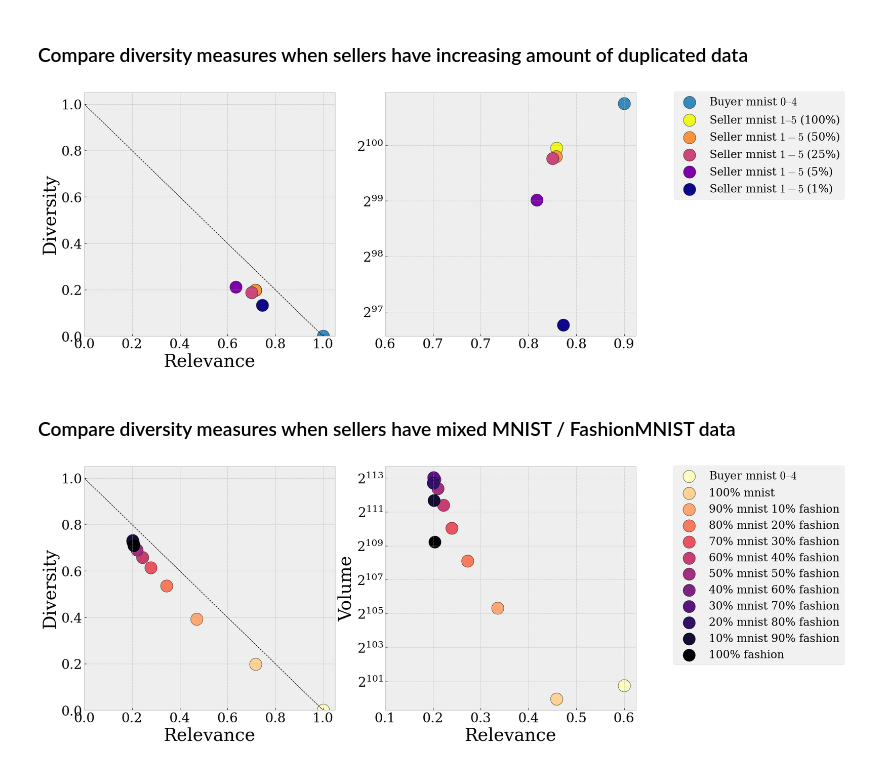
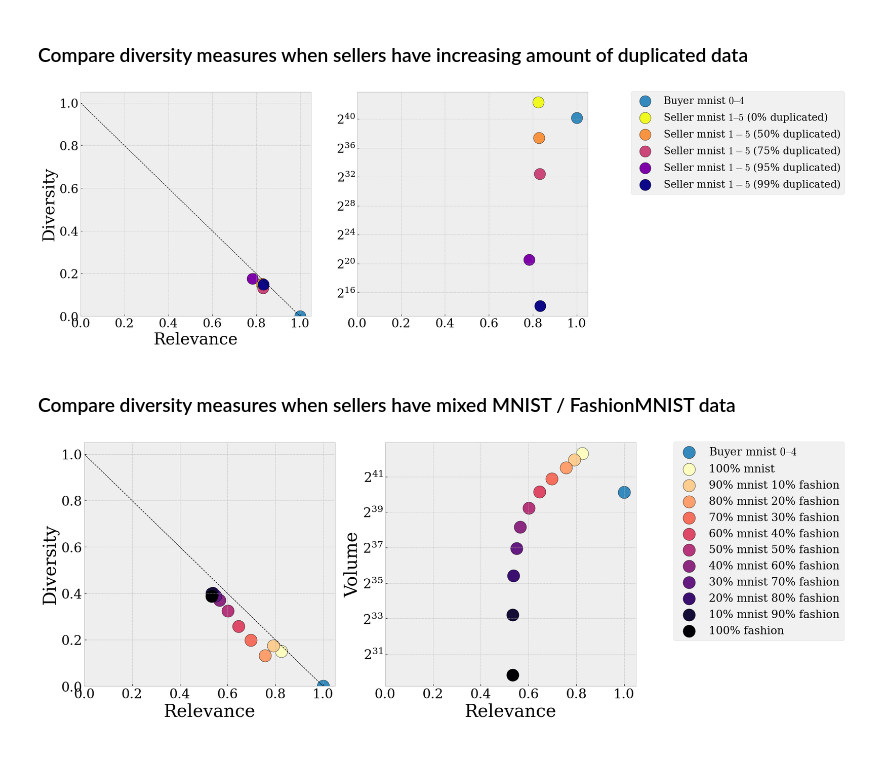
Before and after one commit to clu5/data-valuation, a Jupyter notebook: mnist-compare-diversity.ipynb, the cells around one changed output. Drawn from its saved outputs; the diff is of its cells as text; code cells hidden in the pictures.

```diff
--- a/mnist-compare-diversity.ipynb
+++ b/mnist-compare-diversity.ipynb
@@ -263,14 +262,14 @@ torch.cuda.empty_cache()
 # number of PCA components to use
 # n_components = 2
 # n_components = 5
-# n_components = 10
-n_components = 15
+n_components = 10
+# n_components = 15
 # n_components = 20
 # n_components = 50
 
 # whether to use pretrained image features or raw data
-use_features = True
-# use_features = False
+# use_features = True
+use_features = False
 # %%
 X_b = buyer_features.float() if use_features else buyer_data_flat.float()
 
@@ -700,60 +667,60 @@ plt.show()
 # %%
 plasma = np.array([matplotlib.colormaps['plasma'].colors[int(k)] for k in np.linspace(255, 0, 5)])[:, None]
 
 s = 500
 fig, ax = plt.subplots(figsize=(18, 8), ncols=2)
 
 ax[0].scatter(*div_rel_func(buyer_values, buyer_components, buyer_cov, **kwargs),   edgecolor='k', s=s, label=r'Buyer mnist $0–4$')
 
-ax[0].scatter(*div_rel_func(buyer_values, buyer_components, seller1_cov, **kwargs), c=plasma[0], edgecolor='k', s=s, label=r'Seller mnist $1–5$ (100%)')
-ax[0].scatter(*div_rel_func(buyer_values, buyer_components, dup1_cov, **kwargs), c=plasma[1], edgecolor='k', s=s, label=r'Seller mnist $1-5$ (50%)')
-ax[0].scatter(*div_rel_func(buyer_values, buyer_components, dup2_cov, **kwargs), c=plasma[2], edgecolor='k', s=s, label=r'Seller mnist $1-5$ (25%)')
-ax[0].scatter(*div_rel_func(buyer_values, buyer_components, dup3_cov, **kwargs), c=plasma[3], edgecolor='k', s=s, label=r'Seller mnist $1-5$ (5%)')
-ax[0].scatter(*div_rel_func(buyer_values, buyer_components, dup4_cov, **kwargs), c=plasma[4], edgecolor='k', s=s, label=r'Seller mnist $1-5$ (1%)')
+ax[0].scatter(*div_rel_func(buyer_values, buyer_components, seller1_cov, **kwargs), c=plasma[0], edgecolor='k', s=s, label=r'Seller mnist $1–5$ (0% duplicated)')
+ax[0].scatter(*div_rel_func(buyer_values, buyer_components, dup1_cov, **kwargs), c=plasma[1], edgecolor='k', s=s, label=r'Seller mnist $1-5$ (50% duplicated)')
+ax[0].scatter(*div_rel_func(buyer_values, buyer_components, dup2_cov, **kwargs), c=plasma[2], edgecolor='k', s=s, label=r'Seller mnist $1-5$ (75% duplicated)')
+ax[0].scatter(*div_rel_func(buyer_values, buyer_components, dup3_cov, **kwargs), c=plasma[3], edgecolor='k', s=s, label=r'Seller mnist $1-5$ (95% duplicated)')
+ax[0].scatter(*div_rel_func(buyer_values, buyer_components, dup4_cov, **kwargs), c=plasma[4], edgecolor='k', s=s, label=r'Seller mnist $1-5$ (99% duplicated)')
 ax[0].set_xlim(0, 1.05)
 ax[0].set_ylim(0, 1.05)
 ax[0].set_xticklabels([f'{x:.1f}' for x in ax[0].get_xticks()], fontsize=fontsize-8)
 ax[0].set_yticklabels([y.round(1) for y in ax[0].get_yticks()], fontsize=fontsize-8)
 ax[0].plot(np.arange(0, 1.1, 0.1), 1 - np.arange(0, 1.1, 0.1), marker='', markersize = 4, markeredgewidth=1.5, color='black', linestyle='--', linewidth=1)
 ax[0].set_xlabel('Relevance', fontsize=32)
 ax[0].set_ylabel('Diversity', fontsize=32)
 
 ax[1].scatter(div_rel_func(buyer_values, buyer_components, buyer_cov, **kwargs)[0],   buyer_vol,   edgecolor='k', s=s)
 ax[1].scatter(div_rel_func(buyer_values, buyer_components, seller1_cov, **kwargs)[0], seller1_vol, c=plasma[0], edgecolor='k', s=s)
 ax[1].scatter(div_rel_func(buyer_values, buyer_components, dup1_cov, **kwargs)[0], dup1_vol, c=plasma[1], edgecolor='k', s=s)
 ax[1].scatter(div_rel_func(buyer_values, buyer_components, dup2_cov, **kwargs)[0], dup2_vol, c=plasma[2], edgecolor='k', s=s)
 ax[1].scatter(div_rel_func(buyer_values, buyer_components, dup3_cov, **kwargs)[0], dup3_vol, c=plasma[3], edgecolor='k', s=s)
 ax[1].scatter(div_rel_func(buyer_values, buyer_components, dup4_cov, **kwargs)[0], dup4_vol, c=plasma[4], edgecolor='k', s=s)
+ax[1].set_xlim(0, 1.05)
 ax[1].set_xticklabels([f'{x:.1f}' for x in ax[1].get_xticks()], fontsize=fontsize-8)
 ax[1].set_yticklabels([y for y in ax[1].get_yticks()], fontsize=fontsize-8)
 ax[1].set_yscale('log', base=2)
-ax[1].set_xlim(0, 1.05)
-fig.legend(prop={'size': 20}, bbox_to_anchor=(1.20, 0.90))
+fig.legend(prop={'size': 20}, bbox_to_anchor=(1.30, 0.90))
 # plt.savefig(f'mnist-diversity-dup.png', bbox_inches='tight')
 plt.show()
 # %% [output]
-[figure, old version]
+[figure, new version]
 # %% [markdown]
 ### Compare diversity measures when sellers have mixed MNIST / FashionMNIST data
 # %%
-magma = [[matplotlib.colormaps['magma'].colors[int(k)]] for k in np.linspace(255, 0, 12)]
+magma = [[matplotlib.colormaps['magma'].colors[int(k)]] for k in np.linspace(255, 0, 11)]
 
 
 s = 500
 fig, ax = plt.subplots(figsize=(18, 8), ncols=2)
 
-ax[0].scatter(*div_rel_func(buyer_values, buyer_components, buyer_cov, **kwargs),   c=magma[0], edgecolor='k', s=s, label=r'Buyer mnist $0–4$')
-ax[0].scatter(*div_rel_func(buyer_values, buyer_components, seller1_cov, **kwargs), c=magma[1], edgecolor='k', s=s, label=r'100% mnist')
-ax[0].scatter(*div_rel_func(buyer_values, buyer_components, mix1_cov, **kwargs), c=magma[2], edgecolor='k', s=s, label=r'90% mnist 10% fashion')
-ax[0].scatter(*div_rel_func(buyer_values, buyer_components, mix2_cov, **kwargs), c=magma[3], edgecolor='k', s=s, label=r'80% mnist 20% fashion')
-ax[0].scatter(*div_rel_func(buyer_values, buyer_components, mix3_cov, **kwargs), c=magma[4], edgecolor='k', s=s, label=r'70% mnist 30% fashion')
-ax[0].scatter(*div_rel_func(buyer_values, buyer_components, mix4_cov, **kwargs), c=magma[5], edgecolor='k', s=s, label=r'60% mnist 40% fashion')
-ax[0].scatter(*div_rel_func(buyer_values, buyer_components, mix5_cov, **kwargs), c=magma[6], edgecolor='k', s=s, label=r'50% mnist 50% fashion')
-ax[0].scatter(*div_rel_func(buyer_values, buyer_components, mix6_cov, **kwargs), c=magma[7], edgecolor='k', s=s, label=r'40% mnist 60% fashion')
-ax[0].scatter(*div_rel_func(buyer_values, buyer_components, mix7_cov, **kwargs), c=magma[8], edgecolor='k', s=s, label=r'30% mnist 70% fashion')
-ax[0].scatter(*div_rel_func(buyer_values, buyer_components, mix8_cov, **kwargs), c=magma[9], edgecolor='k', s=s, label=r'20% mnist 80% fashion')
-ax[0].scatter(*div_rel_func(buyer_values, buyer_components, mix9_cov, **kwargs), c=magma[10], edgecolor='k', s=s, label=r'10% mnist 90% fashion')
-ax[0].scatter(*div_rel_func(buyer_values, buyer_components, seller_fashion_cov, **kwargs), c=magma[11], edgecolor='k', s=s, label=r'100% fashion')
+ax[0].scatter(*div_rel_func(buyer_values, buyer_components, buyer_cov, **kwargs),   c='C0', edgecolor='k', s=s, label=r'Buyer mnist $0–4$')
+ax[0].scatter(*div_rel_func(buyer_values, buyer_components, seller1_cov, **kwargs), c=magma[0], edgecolor='k', s=s, label=r'100% mnist')
+ax[0].scatter(*div_rel_func(buyer_values, buyer_components, mix1_cov, **kwargs), c=magma[1], edgecolor='k', s=s, label=r'90% mnist 10% fashion')
+ax[0].scatter(*div_rel_func(buyer_values, buyer_components, mix2_cov, **kwargs), c=magma[2], edgecolor='k', s=s, label=r'80% mnist 20% fashion')
+ax[0].scatter(*div_rel_func(buyer_values, buyer_components, mix3_cov, **kwargs), c=magma[3], edgecolor='k', s=s, label=r'70% mnist 30% fashion')
+ax[0].scatter(*div_rel_func(buyer_values, buyer_components, mix4_cov, **kwargs), c=magma[4], edgecolor='k', s=s, label=r'60% mnist 40% fashion')
+ax[0].scatter(*div_rel_func(buyer_values, buyer_components, mix5_cov, **kwargs), c=magma[5], edgecolor='k', s=s, label=r'50% mnist 50% fashion')
+ax[0].scatter(*div_rel_func(buyer_values, buyer_components, mix6_cov, **kwargs), c=magma[6], edgecolor='k', s=s, label=r'40% mnist 60% fashion')
+ax[0].scatter(*div_rel_func(buyer_values, buyer_components, mix7_cov, **kwargs), c=magma[7], edgecolor='k', s=s, label=r'30% mnist 70% fashion')
+ax[0].scatter(*div_rel_func(buyer_values, buyer_components, mix8_cov, **kwargs), c=magma[8], edgecolor='k', s=s, label=r'20% mnist 80% fashion')
+ax[0].scatter(*div_rel_func(buyer_values, buyer_components, mix9_cov, **kwargs), c=magma[9], edgecolor='k', s=s, label=r'10% mnist 90% fashion')
+ax[0].scatter(*div_rel_func(buyer_values, buyer_components, seller_fashion_cov, **kwargs), c=magma[10], edgecolor='k', s=s, label=r'100% fashion')
 ax[0].set_xlim(0, 1.05)
 ax[0].set_ylim(0, 1.05)
 ax[0].set_xticklabels([f'{x:.1f}' for x in ax[0].get_xticks()], fontsize=fontsize-8)
@@ -763,22 +730,22 @@ ax[0].set_xlabel('Relevance', fontsize=32)
 ax[0].set_ylabel('Diversity', fontsize=32)
 # plt.savefig(f'mnist-diversity-mix.png', bbox_inches='tight')
 
-ax[1].scatter(div_rel_func(buyer_values, buyer_components, buyer_cov, **kwargs)[0],   buyer_vol,  c=magma[0], edgecolor='k', s=s)
-ax[1].scatter(div_rel_func(buyer_values, buyer_components, seller1_cov, **kwargs)[0], seller1_vol, c=magma[1], edgecolor='k', s=s)
-ax[1].scatter(div_rel_func(buyer_values, buyer_components, mix1_cov, **kwargs)[0], mix1_vol, c=magma[2], edgecolor='k', s=s)
-ax[1].scatter(div_rel_func(buyer_values, buyer_components, mix2_cov, **kwargs)[0], mix2_vol, c=magma[3], edgecolor='k', s=s)
-ax[1].scatter(div_rel_func(buyer_values, buyer_components, mix3_cov, **kwargs)[0], mix3_vol, c=magma[4], edgecolor='k', s=s)
-ax[1].scatter(div_rel_func(buyer_values, buyer_components, mix4_cov, **kwargs)[0], mix4_vol, c=magma[5], edgecolor='k', s=s)
-ax[1].scatter(div_rel_func(buyer_values, buyer_components, mix5_cov, **kwargs)[0], mix5_vol, c=magma[6], edgecolor='k', s=s)
-ax[1].scatter(div_rel_func(buyer_values, buyer_components, mix6_cov, **kwargs)[0], mix6_vol, c=magma[7], edgecolor='k', s=s)
-ax[1].scatter(div_rel_func(buyer_values, buyer_components, mix7_cov, **kwargs)[0], mix7_vol, c=magma[8], edgecolor='k', s=s)
-ax[1].scatter(div_rel_func(buyer_values, buyer_components, mix8_cov, **kwargs)[0], mix8_vol, c=magma[9], edgecolor='k', s=s)
-ax[1].scatter(div_rel_func(buyer_values, buyer_components, mix9_cov, **kwargs)[0], mix9_vol, c=magma[10], edgecolor='k', s=s)
-ax[1].scatter(div_rel_func(buyer_values, buyer_components, seller_fashion_cov, **kwargs)[0], seller_fashion_vol, c=magma[11], edgecolor='k', s=s)
+ax[1].scatter(div_rel_func(buyer_values, buyer_components, buyer_cov, **kwargs)[0],   buyer_vol,  c='C0', edgecolor='k', s=s)
+ax[1].scatter(div_rel_func(buyer_values, buyer_components, seller1_cov, **kwargs)[0], seller1_vol, c=magma[0], edgecolor='k', s=s)
+ax[1].scatter(div_rel_func(buyer_values, buyer_components, mix1_cov, **kwargs)[0], mix1_vol, c=magma[1], edgecolor='k', s=s)
+ax[1].scatter(div_rel_func(buyer_values, buyer_components, mix2_cov, **kwargs)[0], mix2_vol, c=magma[2], edgecolor='k', s=s)
+ax[1].scatter(div_rel_func(buyer_values, buyer_components, mix3_cov, **kwargs)[0], mix3_vol, c=magma[3], edgecolor='k', s=s)
+ax[1].scatter(div_rel_func(buyer_values, buyer_components, mix4_cov, **kwargs)[0], mix4_vol, c=magma[4], edgecolor='k', s=s)
+ax[1].scatter(div_rel_func(buyer_values, buyer_components, mix5_cov, **kwargs)[0], mix5_vol, c=magma[5], edgecolor='k', s=s)
+ax[1].scatter(div_rel_func(buyer_values, buyer_components, mix6_cov, **kwargs)[0], mix6_vol, c=magma[6], edgecolor='k', s=s)
+ax[1].scatter(div_rel_func(buyer_values, buyer_components, mix7_cov, **kwargs)[0], mix7_vol, c=magma[7], edgecolor='k', s=s)
+ax[1].scatter(div_rel_func(buyer_values, buyer_components, mix8_cov, **kwargs)[0], mix8_vol, c=magma[8], edgecolor='k', s=s)
+ax[1].scatter(div_rel_func(buyer_values, buyer_components, mix9_cov, **kwargs)[0], mix9_vol, c=magma[9], edgecolor='k', s=s)
+ax[1].scatter(div_rel_func(buyer_values, buyer_components, seller_fashion_cov, **kwargs)[0], seller_fashion_vol, c=magma[10], edgecolor='k', s=s)
+ax[1].set_xlim(0, 1.05)
 ax[1].set_xticklabels([f'{x:.1f}' for x in ax[1].get_xticks()], fontsize=fontsize-8)
 ax[1].set_yticklabels([y for y in ax[1].get_yticks()], fontsize=fontsize-8)
 ax[1].set_yscale('log',base=2)
-ax[1].set_xlim(0, 1.05)
 # plt.ylim(0, 1.05)
 ax[1].set_xlabel('Relevance', fontsize=32)
 ax[1].set_ylabel('Volume', fontsize=32)
@@ -786,4 +753,4 @@ fig.legend(prop={'size': 20}, bbox_to_anchor=(1.20, 0.90))
 # plt.savefig(f'mnist-volume-mix.png', bbox_inches='tight')
 plt.show()
 # %% [output]
-[figure, old version]
+[figure, new version]
```
Also changed, not shown: parts of 20 cells of this notebook, 3 other files.
